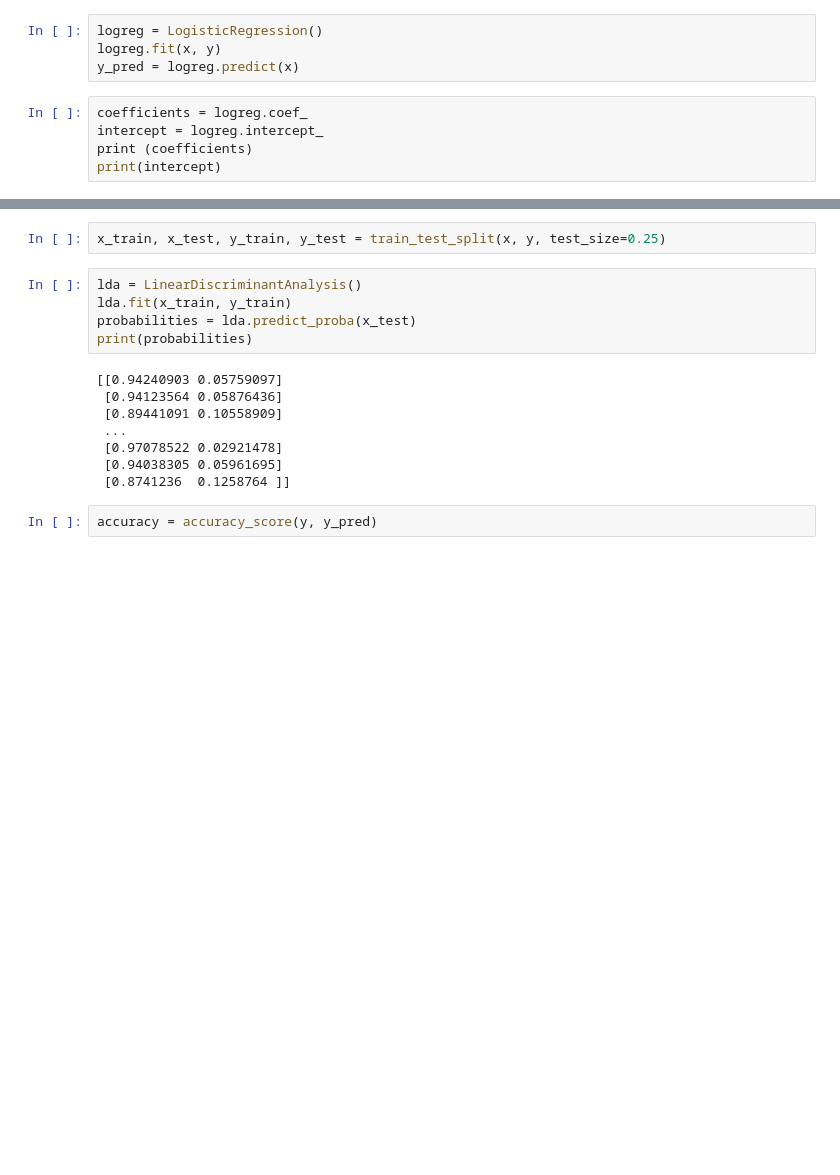
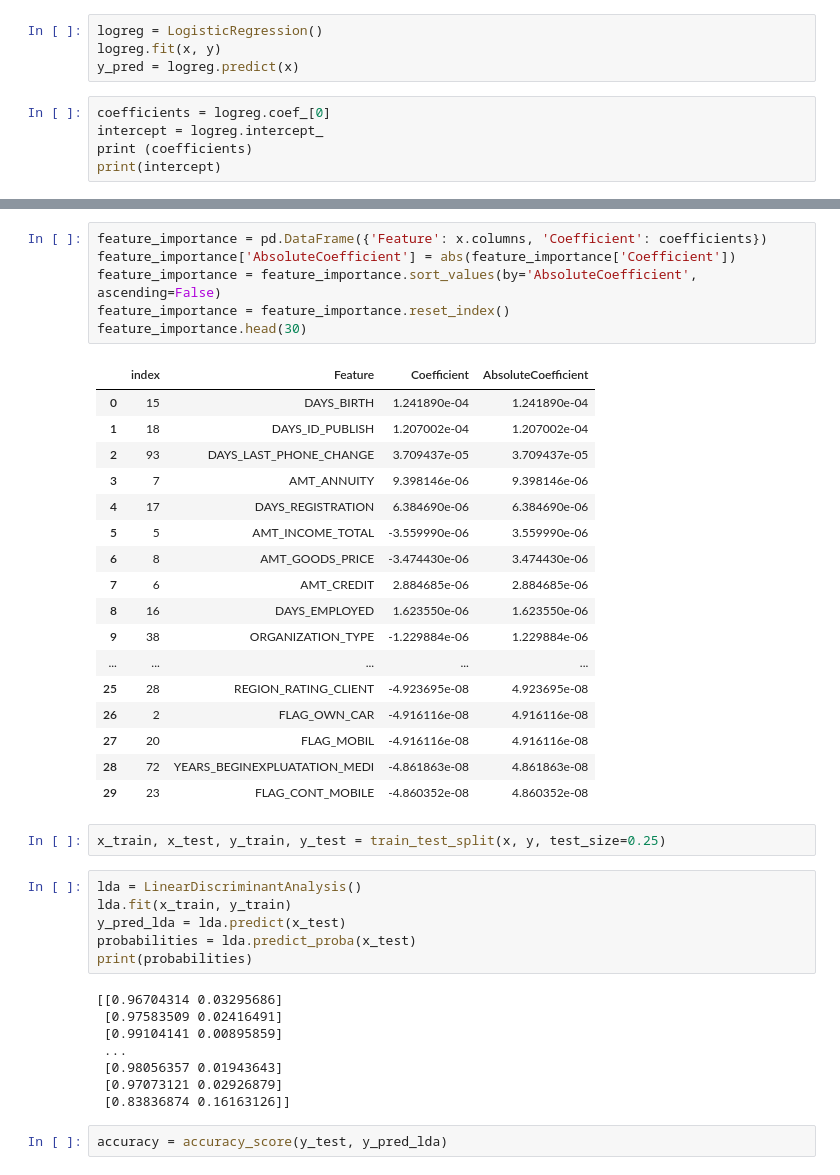
Before and after one commit to haileyvu9/RP, a Jupyter notebook: Research_project_Petko.ipynb, the cells around one changed output, grey strips where cells are left out. Saved outputs shown, nothing was run; the diff lists cells and outputs as text; blank space fills up the shorter version.

```diff
--- a/Research_project_Petko.ipynb
+++ b/Research_project_Petko.ipynb
@@ -109,7 +109,7 @@ logreg = LogisticRegression()
 logreg.fit(x, y)
 y_pred = logreg.predict(x)
 # %%
-coefficients = logreg.coef_
+coefficients = logreg.coef_[0]
 intercept = logreg.intercept_
 print (coefficients)
 print(intercept)
@@ -133,21 +133,46 @@ print(intercept)
 [-4.91611624e-08]
+# %%
+feature_importance = pd.DataFrame({'Feature': x.columns, 'Coefficient': coefficients})
+feature_importance['AbsoluteCoefficient'] = abs(feature_importance['Coefficient'])
+feature_importance = feature_importance.sort_values(by='AbsoluteCoefficient', ascending=False)
+feature_importance = feature_importance.reset_index()
+feature_importance.head(30)
+# %% [output]
+|  | index | Feature | Coefficient | AbsoluteCoefficient |
+| 0 | 15 | DAYS_BIRTH | 1.241890e-04 | 1.241890e-04 |
+| 1 | 18 | DAYS_ID_PUBLISH | 1.207002e-04 | 1.207002e-04 |
+| 2 | 93 | DAYS_LAST_PHONE_CHANGE | 3.709437e-05 | 3.709437e-05 |
+| 3 | 7 | AMT_ANNUITY | 9.398146e-06 | 9.398146e-06 |
+| 4 | 17 | DAYS_REGISTRATION | 6.384690e-06 | 6.384690e-06 |
+| 5 | 5 | AMT_INCOME_TOTAL | -3.559990e-06 | 3.559990e-06 |
+| 6 | 8 | AMT_GOODS_PRICE | -3.474430e-06 | 3.474430e-06 |
+| 7 | 6 | AMT_CREDIT | 2.884685e-06 | 2.884685e-06 |
+| 8 | 16 | DAYS_EMPLOYED | 1.623550e-06 | 1.623550e-06 |
+| 9 | 38 | ORGANIZATION_TYPE | -1.229884e-06 | 1.229884e-06 |
+| ... | ... | ... | ... | ... |
+| 25 | 28 | REGION_RATING_CLIENT | -4.923695e-08 | 4.923695e-08 |
+| 26 | 2 | FLAG_OWN_CAR | -4.916116e-08 | 4.916116e-08 |
+| 27 | 20 | FLAG_MOBIL | -4.916116e-08 | 4.916116e-08 |
+| 28 | 72 | YEARS_BEGINEXPLUATATION_MEDI | -4.861863e-08 | 4.861863e-08 |
+| 29 | 23 | FLAG_CONT_MOBILE | -4.860352e-08 | 4.860352e-08 |
 # %%
 x_train, x_test, y_train, y_test = train_test_split(x, y, test_size=0.25)
 # %%
 lda = LinearDiscriminantAnalysis()
 lda.fit(x_train, y_train)
+y_pred_lda = lda.predict(x_test)
 probabilities = lda.predict_proba(x_test)
 print(probabilities)
 # %% [output]
-[[0.94240903 0.05759097]
- [0.94123564 0.05876436]
- [0.89441091 0.10558909]
+[[0.96704314 0.03295686]
+ [0.97583509 0.02416491]
+ [0.99104141 0.00895859]
  ...
- [0.97078522 0.02921478]
- [0.94038305 0.05961695]
- [0.8741236  0.1258764 ]]
+ [0.98056357 0.01943643]
+ [0.97073121 0.02926879]
+ [0.83836874 0.16163126]]
 # %%
-accuracy = accuracy_score(y, y_pred)
+accuracy = accuracy_score(y_test, y_pred_lda)
 # %%
 accuracy
 # %% [output]
```
Also changed, not shown: parts of 12 cells of this notebook.
